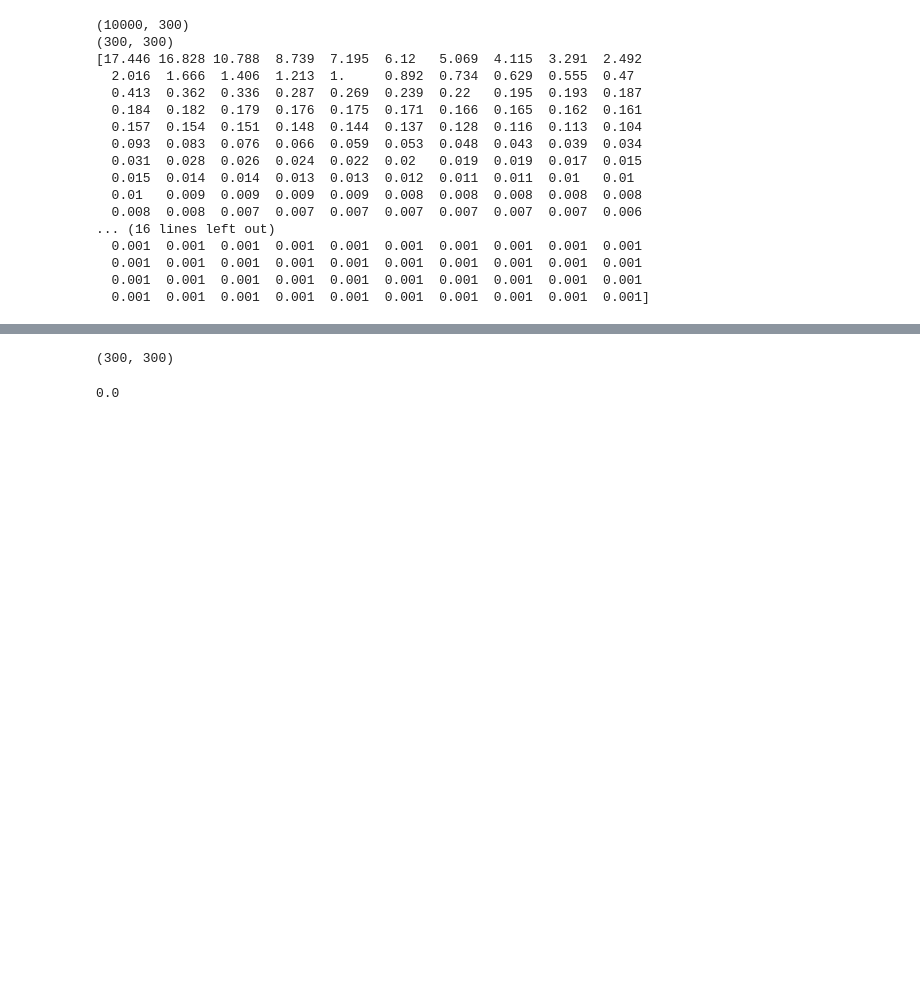
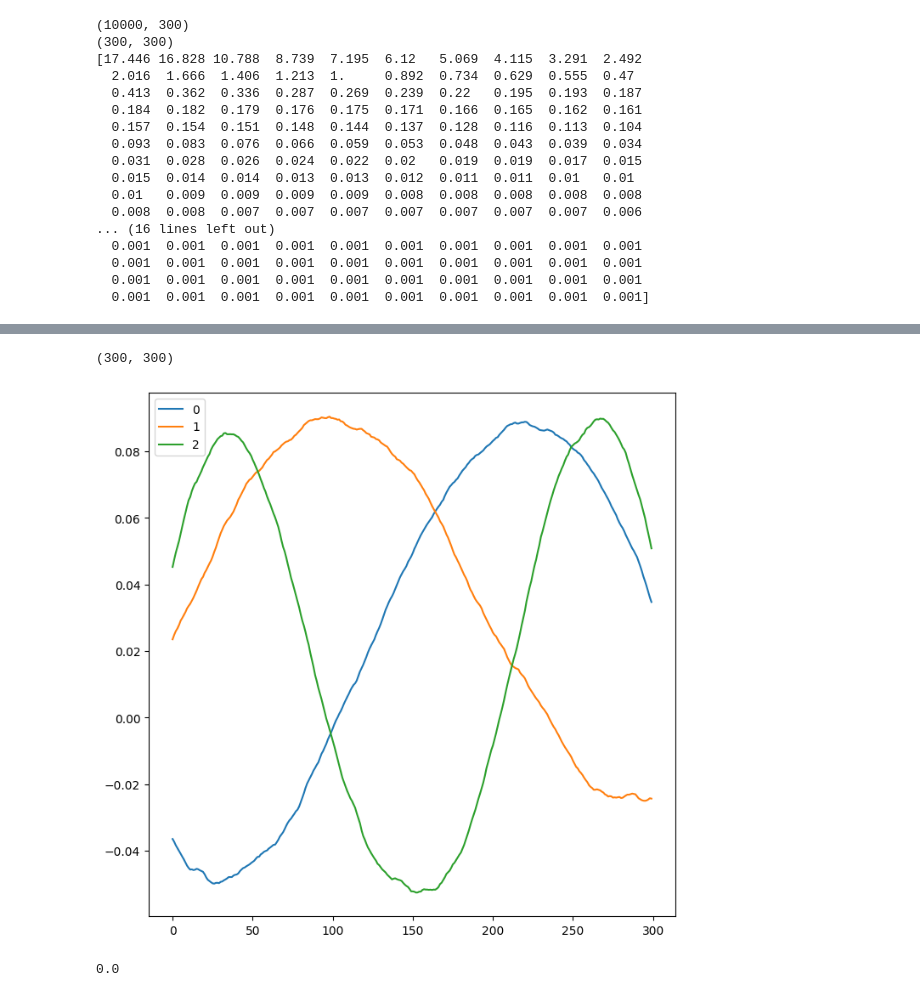
Before and after one commit to MJC598/Neuron_Burst_Analysis, a Jupyter notebook: Unsupervised Analysis.ipynb, the cells around one changed output, grey strips where cells are left out. Cells and saved outputs as stored; diff of their text form; code cells hidden in the pictures; blank space fills up the shorter version.

```diff
--- a/Unsupervised Analysis.ipynb
+++ b/Unsupervised Analysis.ipynb
@@ -62,7 +62,7 @@ ax = fig.add_subplot()
 
 t = np.arange(pca.components_.shape[1])
 
-components = [100, 101, 102]  # [0] + [i for i in range(299, 300)]
+components = [0, 1, 2]  # [0] + [i for i in range(299, 300)]
 
 labels = list(map(str, components))
 print(pca.components_.shape)
@@ -76,4 +74,5 @@ plt.show()
 (300, 300)
+[figure, added]
 # %%
 print(pca.noise_variance_)
 # %% [output]
```
Also changed, not shown: parts of 2 cells of this notebook.
